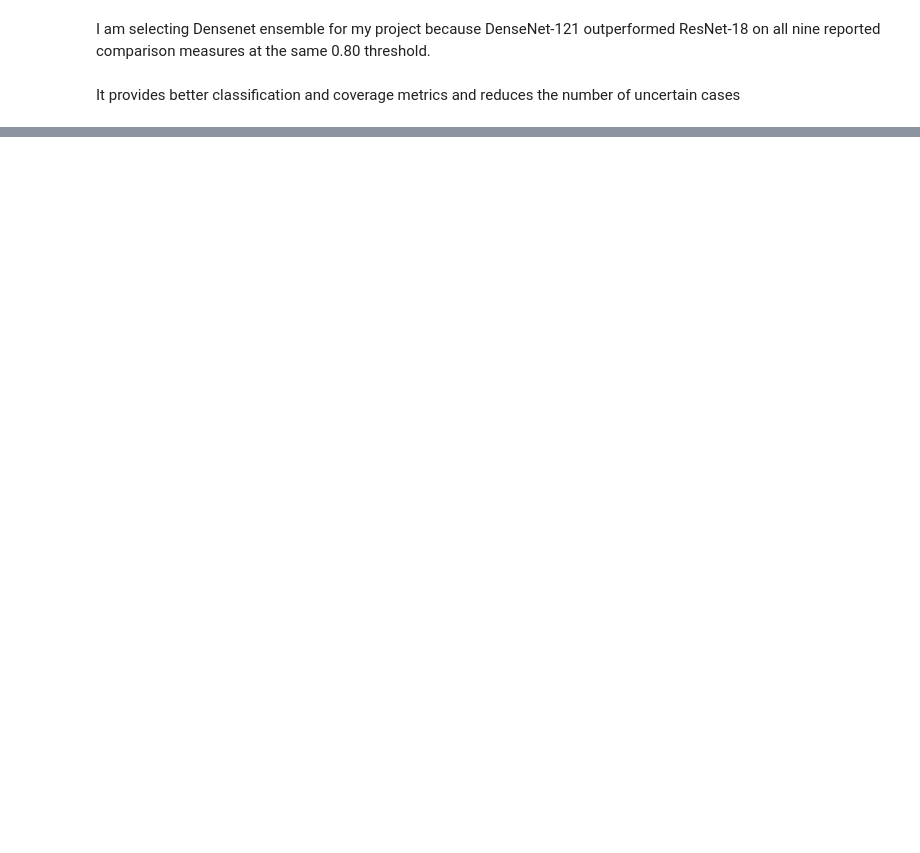
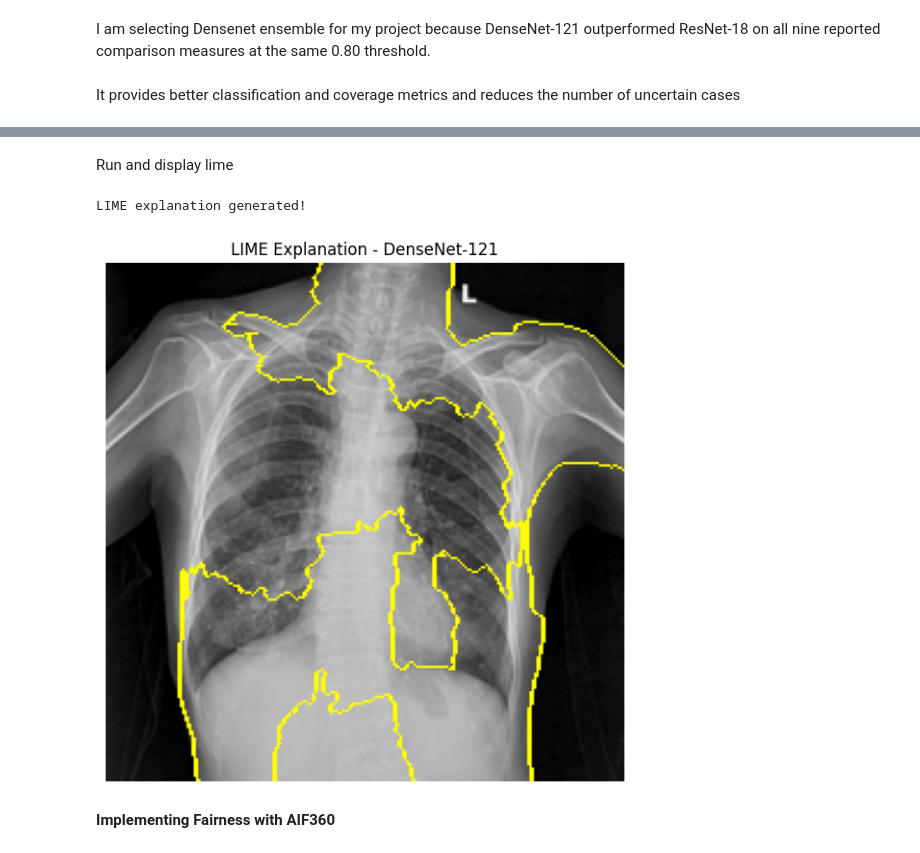
Before and after one commit to sarasanivedareddy/Ray-Verify-, a Jupyter notebook: training_experiments.ipynb, the cells around one changed output, grey strips where cells are left out. Drawn from its saved outputs; the diff is of its cells as text; code cells hidden in the pictures; blank space fills up the shorter version.

```diff
--- a/training_experiments.ipynb
+++ b/training_experiments.ipynb
@@ -2538,0 +2609,51 @@ It provides better classification and coverage metrics and reduces the number of
+# %%
+def predict(images):
+    # LIME supplies images in (N, H, W, C) format
+    images = np.asarray(images, dtype=np.float32)
+    images = torch.from_numpy(images).permute(0, 3, 1, 2)
+
+    # Apply the same ImageNet normalization used during evaluation
+    batch_mean = mean.unsqueeze(0)
+    batch_std = std.unsqueeze(0)
+
+    images = (images - batch_mean) / batch_std
+    images = images.to(device)
+
+    with torch.no_grad():
+        outputs = model(images)
+        probabilities = torch.softmax(outputs, dim=1)
+
+    return probabilities.cpu().numpy()
+# %% [markdown]
+Run and display lime
+# %%
+explainer = lime_image.LimeImageExplainer(random_state=42)
+
+explanation = explainer.explain_instance(
+    display_image,
+    classifier_fn=predict,
+    top_labels=2,
+    hide_color=0,
+    num_samples=1000
+)
+
+print("LIME explanation generated!")
+predicted_class = int(np.argmax(predict(display_image[np.newaxis, ...])[0]))
+
+image_explanation, mask = explanation.get_image_and_mask(
+    label=predicted_class,
+    positive_only=True,
+    num_features=10,
+    hide_rest=False
+)
+
+plt.figure(figsize=(7, 7))
+plt.imshow(mark_boundaries(image_explanation, mask))
+plt.title("LIME Explanation - DenseNet-121")
+plt.axis("off")
+plt.show()
+# %% [output]
+LIME explanation generated!
+[figure, added]
+# %% [markdown]
+**Implementing Fairness with AIF360**
```
Also changed, not shown: parts of 39 cells of this notebook.
